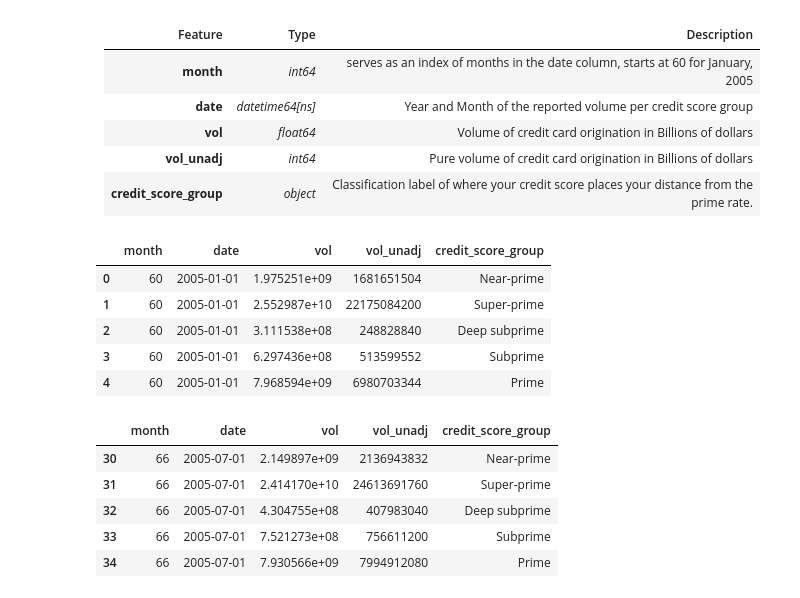
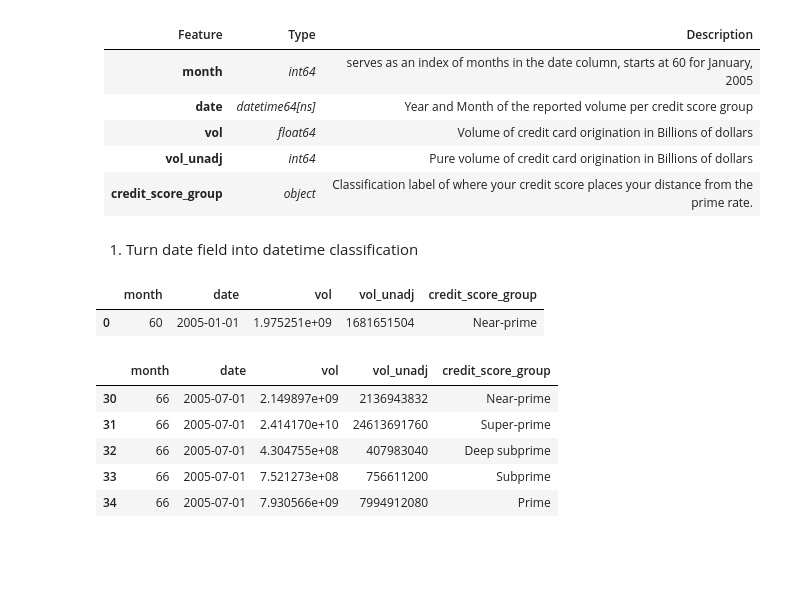
Before and after one commit to DanielGroneberg/TOP_project, a Jupyter notebook: code/CFPB_Data.ipynb, the cells around one changed output. Saved outputs shown, nothing was run; the diff lists cells and outputs as text; code cells hidden in the pictures; blank space fills up the shorter version.

```diff
--- a/code/CFPB_Data.ipynb
+++ b/code/CFPB_Data.ipynb
@@ -1057,15 +1080,14 @@ lending_df.head()
 |**vol**|*float64*|Volume of credit card origination in Billions of dollars|
 |**vol_unadj**|*int64*|Pure volume of credit card origination in Billions of dollars|
 |**credit_score_group**|*object*|Classification label of where your credit score places your distance from the prime rate.|
+# %% [markdown]
+1. Turn date field into datetime classification
 # %%
 lending_df["date"] = pd.to_datetime(lending_df["date"])
 # %%
-lending_df.head()
+# New Format
+lending_df.head(1)
 # %% [output]
 |  | month | date | vol | vol_unadj | credit_score_group |
 | 0 | 60 | 2005-01-01 | 1.975251e+09 | 1681651504 | Near-prime |
-| 1 | 60 | 2005-01-01 | 2.552987e+10 | 22175084200 | Super-prime |
-| 2 | 60 | 2005-01-01 | 3.111538e+08 | 248828840 | Deep subprime |
-| 3 | 60 | 2005-01-01 | 6.297436e+08 | 513599552 | Subprime |
-| 4 | 60 | 2005-01-01 | 7.968594e+09 | 6980703344 | Prime |
 # %%
```
Also changed, not shown: parts of 102 cells of this notebook.
